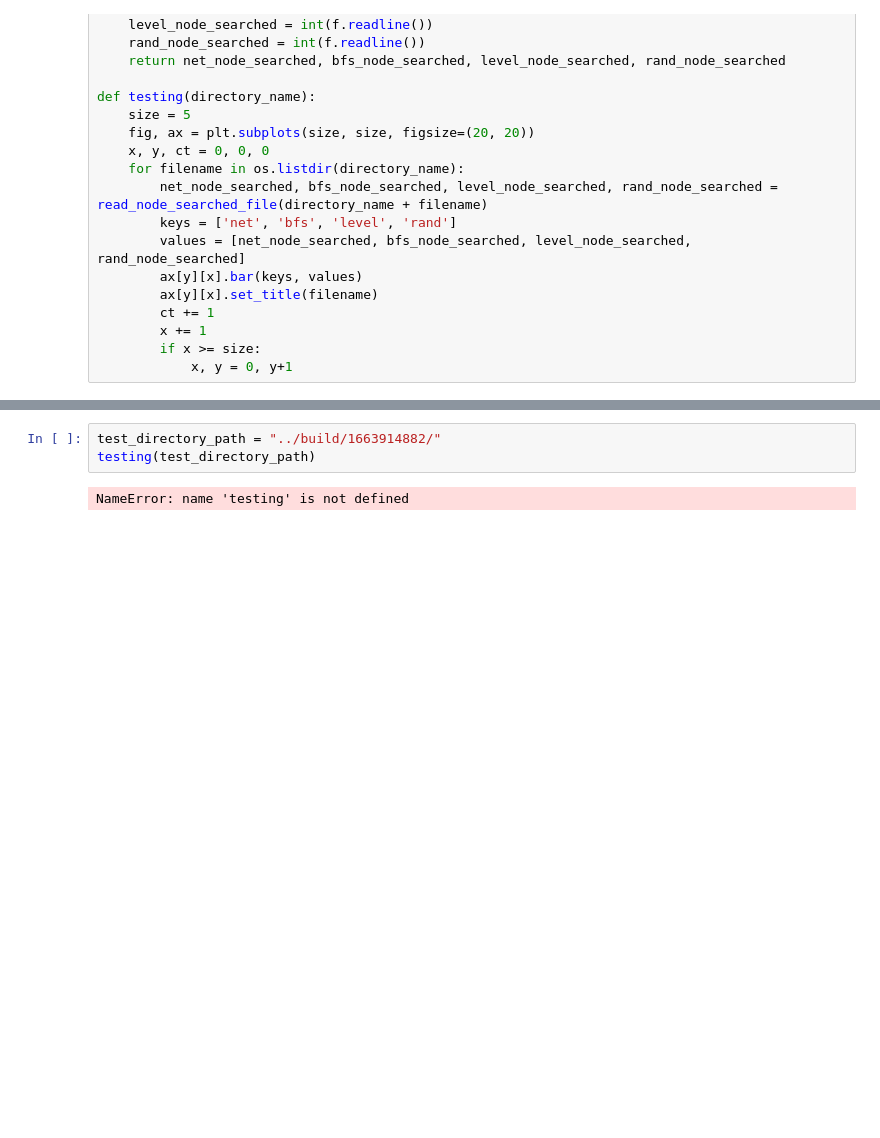
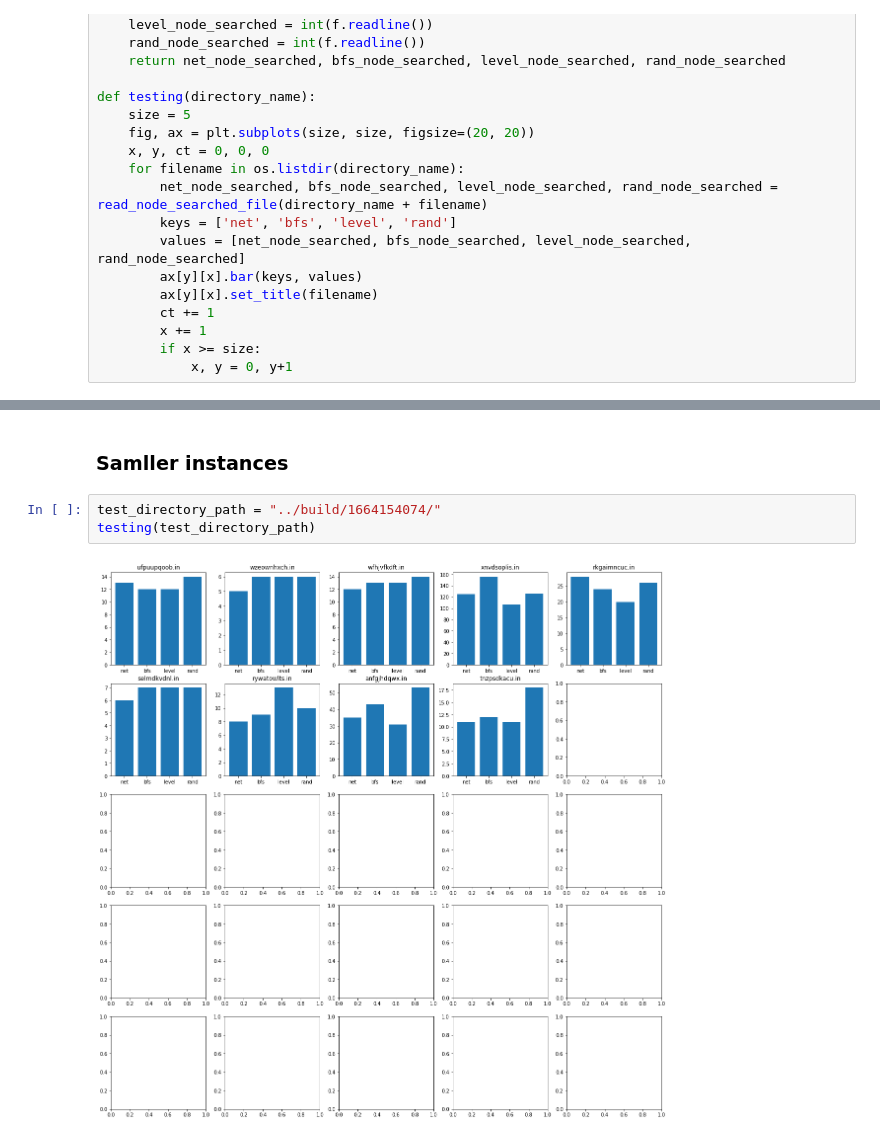
Before and after one commit to ianlienfa/BBGym-RL, a Jupyter notebook: src/eval.ipynb, the cells around one changed output, grey strips where cells are left out. Drawn from its saved outputs; the diff is of its cells as text; blank space fills up the shorter version.

```diff
--- a/src/eval.ipynb
+++ b/src/eval.ipynb
@@ -150,6 +152,8 @@ testing(test_directory_path)
+# %% [markdown]
+### Samller instances
 # %%
-test_directory_path = "../build/1663914882/"
+test_directory_path = "../build/1664154074/"
 testing(test_directory_path)
 # %% [output]
-NameError: name 'testing' is not defined
+[figure, added]
 # %%
```
Also changed, not shown: parts of 9 cells of this notebook, 10 other files.
